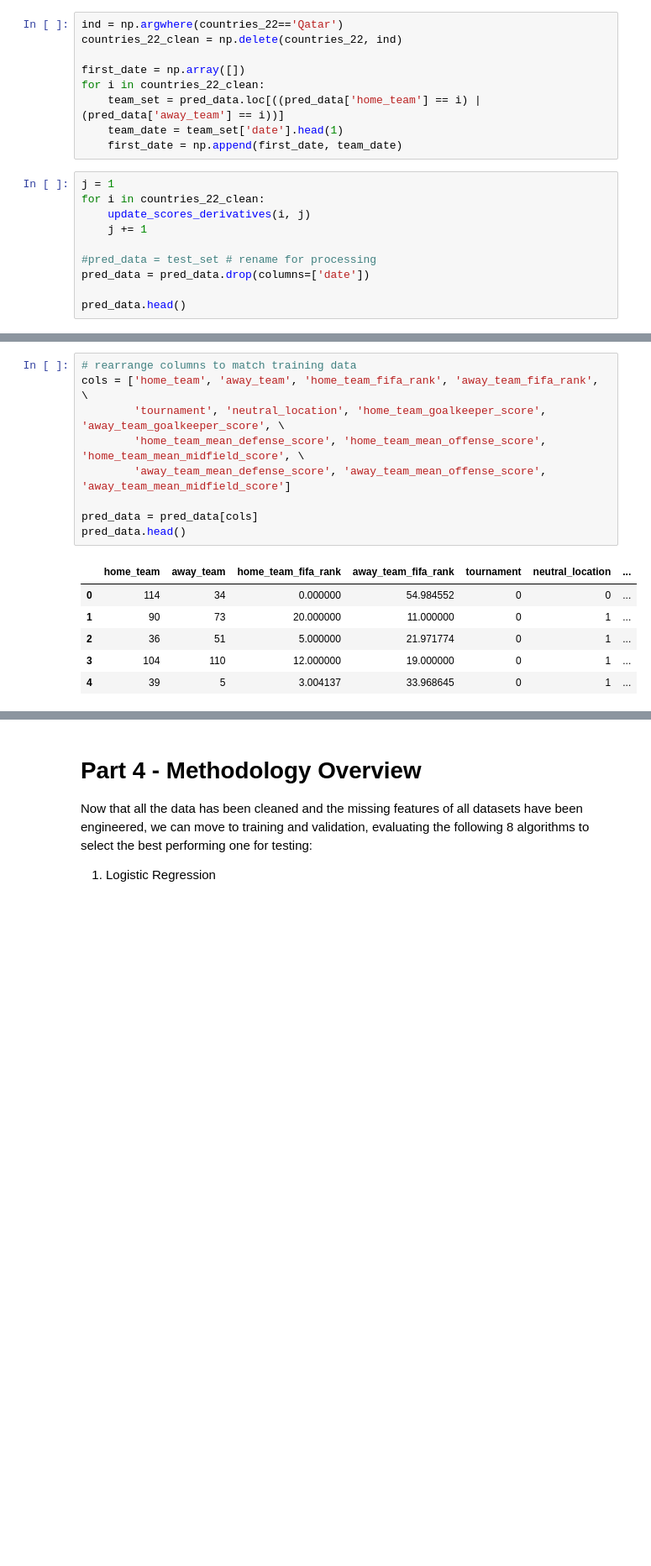
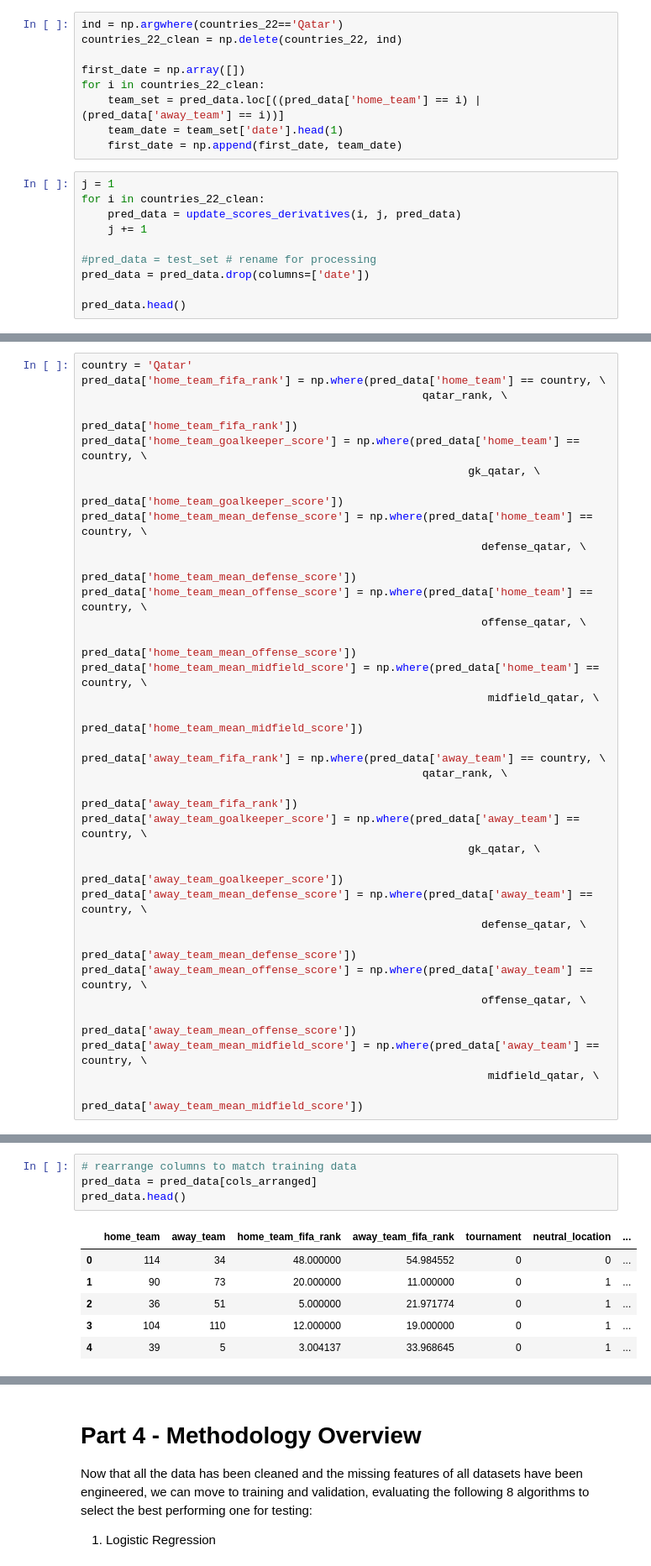
Before and after one commit to rasensiod/ML_Qatar22, a Jupyter notebook: Team2/MLProject_vRA.ipynb, the cells around one changed output, grey strips where cells are left out. Shown at 84% size. Cells and saved outputs as stored; diff of their text form; blank space fills up the shorter version.

```diff
--- a/Team2/MLProject_vRA.ipynb
+++ b/Team2/MLProject_vRA.ipynb
@@ -1444,7 +1376,7 @@ for i in countries_22_clean:
 # %%
 j = 1
 for i in countries_22_clean:
-    update_scores_derivatives(i, j)
+    pred_data = update_scores_derivatives(i, j, pred_data)
     j += 1
 
 #pred_data = test_set # rename for processing
@@ -1454 +1428,34 @@ pred_data.head()
+# %%
+country = 'Qatar'
+pred_data['home_team_fifa_rank'] = np.where(pred_data['home_team'] == country, \
+                                                    qatar_rank, \
+                                                    pred_data['home_team_fifa_rank'])
+pred_data['home_team_goalkeeper_score'] = np.where(pred_data['home_team'] == country, \
+                                                           gk_qatar, \
+                                                           pred_data['home_team_goalkeeper_score'])
+pred_data['home_team_mean_defense_score'] = np.where(pred_data['home_team'] == country, \
+                                                             defense_qatar, \
+                                                             pred_data['home_team_mean_defense_score'])
+pred_data['home_team_mean_offense_score'] = np.where(pred_data['home_team'] == country, \
+                                                             offense_qatar, \
+                                                             pred_data['home_team_mean_offense_score'])
+pred_data['home_team_mean_midfield_score'] = np.where(pred_data['home_team'] == country, \
+                                                              midfield_qatar, \
+                                                              pred_data['home_team_mean_midfield_score'])
+
+pred_data['away_team_fifa_rank'] = np.where(pred_data['away_team'] == country, \
+                                                    qatar_rank, \
+                                                    pred_data['away_team_fifa_rank'])
+pred_data['away_team_goalkeeper_score'] = np.where(pred_data['away_team'] == country, \
+                                                           gk_qatar, \
+                                                           pred_data['away_team_goalkeeper_score'])
+pred_data['away_team_mean_defense_score'] = np.where(pred_data['away_team'] == country, \
+                                                             defense_qatar, \
+                                                             pred_data['away_team_mean_defense_score'])
+pred_data['away_team_mean_offense_score'] = np.where(pred_data['away_team'] == country, \
+                                                             offense_qatar, \
+                                                             pred_data['away_team_mean_offense_score'])
+pred_data['away_team_mean_midfield_score'] = np.where(pred_data['away_team'] == country, \
+                                                              midfield_qatar, \
+                                                              pred_data['away_team_mean_midfield_score'])
 # %%
@@ -1474,16 +1479,11 @@ pred_data.head()
 | 4 | 39 | 5 | 0 | 1 | 3.004137 | 33.968645 | ... |
 # %%
 # rearrange columns to match training data
-cols = ['home_team', 'away_team', 'home_team_fifa_rank', 'away_team_fifa_rank', \
-        'tournament', 'neutral_location', 'home_team_goalkeeper_score', 'away_team_goalkeeper_score', \
-        'home_team_mean_defense_score', 'home_team_mean_offense_score', 'home_team_mean_midfield_score', \
-        'away_team_mean_defense_score', 'away_team_mean_offense_score', 'away_team_mean_midfield_score']
-
-pred_data = pred_data[cols]
+pred_data = pred_data[cols_arranged]
 pred_data.head()
 # %% [output]
 |  | home_team | away_team | home_team_fifa_rank | away_team_fifa_rank | tournament | neutral_location | ... |
-| 0 | 114 | 34 | 0.000000 | 54.984552 | 0 | 0 | ... |
+| 0 | 114 | 34 | 48.000000 | 54.984552 | 0 | 0 | ... |
 | 1 | 90 | 73 | 20.000000 | 11.000000 | 0 | 1 | ... |
 | 2 | 36 | 51 | 5.000000 | 21.971774 | 0 | 1 | ... |
 | 3 | 104 | 110 | 12.000000 | 19.000000 | 0 | 1 | ... |
```
Also changed, not shown: parts of 21 cells of this notebook.
